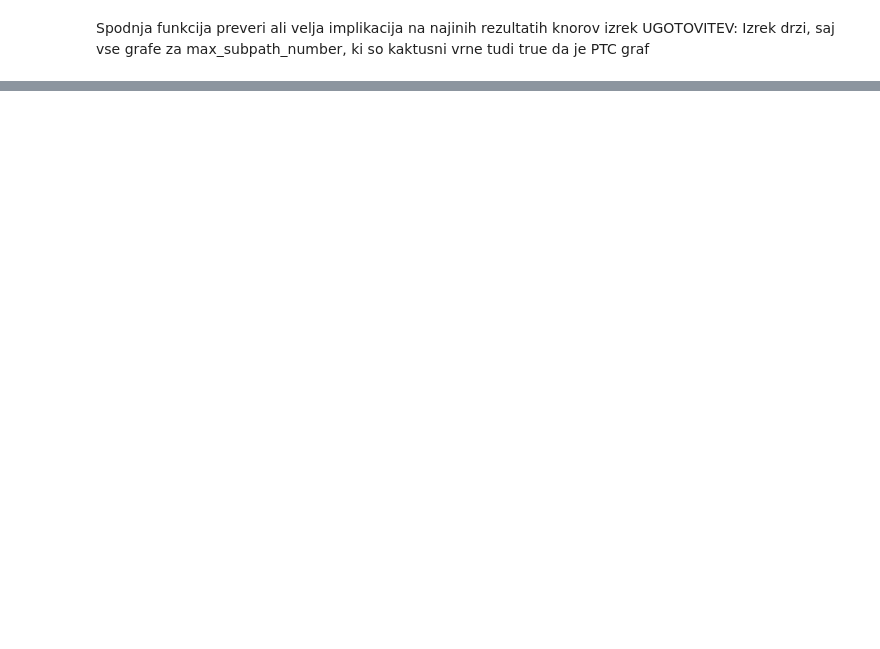
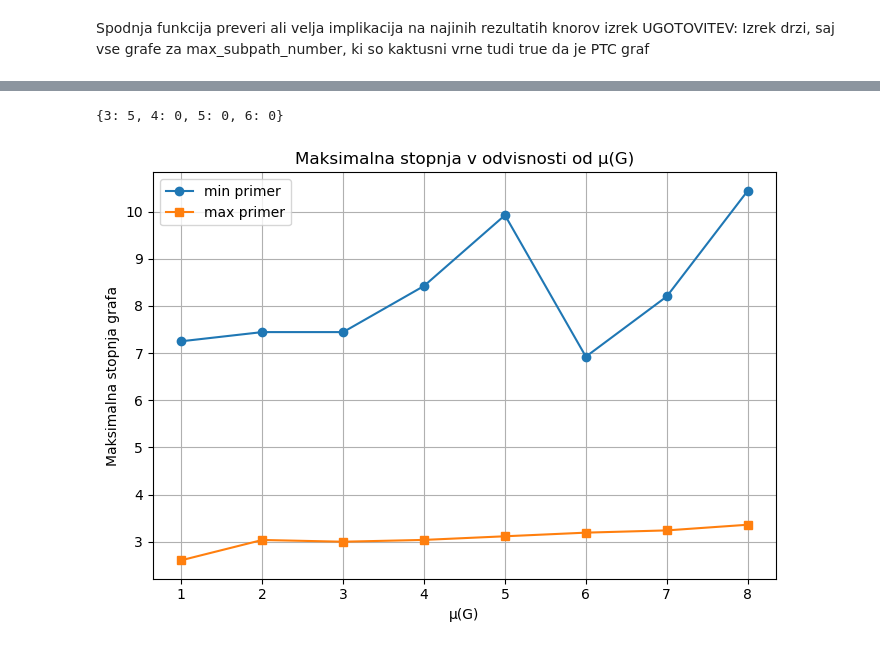
Before and after one commit to jan-maradin/Subpath-number-prescribed-cyclomatic-number, a Jupyter notebook: 2_del/pregledovanje_lastnosti_subpath.ipynb, the cells around one changed output, grey strips where cells are left out. Drawn from its saved outputs; the diff is of its cells as text; code cells hidden in the pictures; blank space fills up the shorter version.

Commit message:
N9 grafi narejeniz random in pa iz n8 priblizkov. Prav tako sem posodobil analiziranje lastnosti grafov v 2.delu

```diff
--- a/2_del/pregledovanje_lastnosti_subpath.ipynb
+++ b/2_del/pregledovanje_lastnosti_subpath.ipynb
@@ -150,0 +162,25 @@ Vse OK: kjer je KAKTUS_max = true, je tudi PTC_max = true.
+# %%
+from sage.all import *
+from itertools import combinations
+
+def count_C3_C6_from_graph6(g6):
+    """
+    Vrne slovar s številom ciklov dolžine 3,4,5,6.
+    """
+    G = Graph(g6)
+    V = G.vertices()
+
+    counts = {3: 0, 4: 0, 5: 0, 6: 0}
+
+    for k in [3, 4, 5, 6]:
+        for S in combinations(V, k):
+            H = G.subgraph(S)
+            if H.is_connected() and H.size() == k:
+                if all(d == 2 for d in H.degree()):
+                    counts[k] += 1
+
+    return counts
+
+count_C3_C6_from_graph6("DV{")
+# %% [output]
+{3: 5, 4: 0, 5: 0, 6: 0}
@@ -150,0 +314,32 @@ Vse OK: kjer je KAKTUS_max = true, je tudi PTC_max = true.
+# %%
+import pandas as pd
+import matplotlib.pyplot as plt
+
+# naloži CSV
+df = pd.read_csv("pregledovanje_lastnosti_subpath.csv")
+
+# poskrbi za pravilne tipe
+df["µ(G)"] = df["µ(G)"].astype(int)
+df["MAX_DEG_min"] = df["MAX_DEG_min"].astype(int)
+df["MAX_DEG_max"] = df["MAX_DEG_max"].astype(int)
+
+# agregacija po µ
+agg = df.groupby("µ(G)").agg(
+    max_deg_min=("MAX_DEG_min", "mean"),
+    max_deg_max=("MAX_DEG_max", "mean")
+).reset_index()
+
+# graf
+plt.figure(figsize=(7,5))
+plt.plot(agg["µ(G)"], agg["max_deg_min"], marker="o", label="min primer")
+plt.plot(agg["µ(G)"], agg["max_deg_max"], marker="s", label="max primer")
+
+plt.xlabel("µ(G)")
+plt.ylabel("Maksimalna stopnja grafa")
+plt.title("Maksimalna stopnja v odvisnosti od µ(G)")
+plt.legend()
+plt.grid(True)
+plt.tight_layout()
+plt.show()
+# %% [output]
+[figure, added]
```
Also changed, not shown: parts of 6 cells of this notebook, 5 other files.
